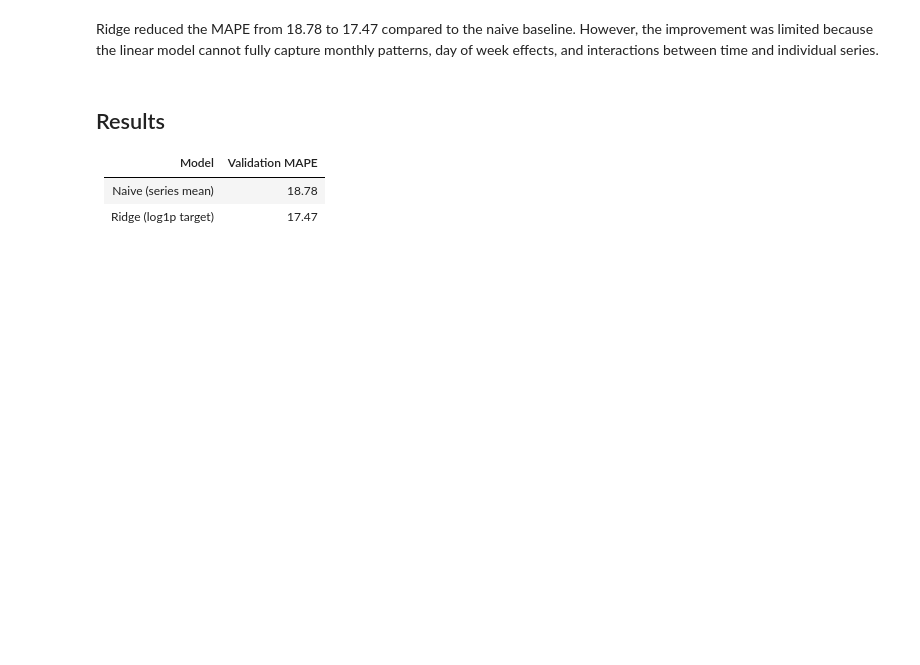
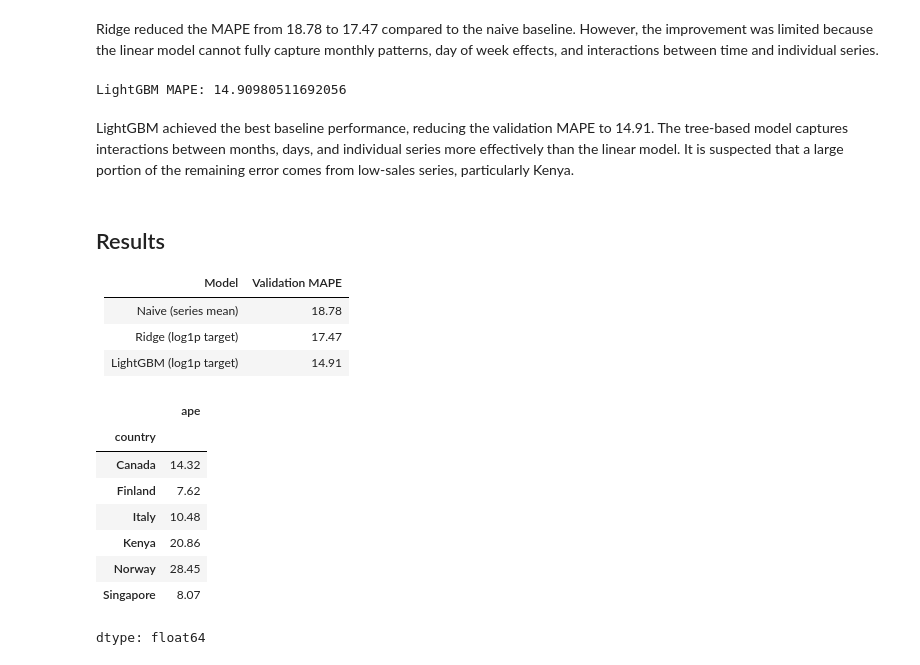
Before and after one commit to ceng313-2026/GROUP53_CENG313, a Jupyter notebook: assignment1_eda_baseline.ipynb, the cells around one changed output. Cells and saved outputs as stored; diff of their text form; code cells hidden in the pictures; blank space fills up the shorter version.

Commit message:
exp: LightGBM with log target, val MAPE 14.91

```diff
--- a/assignment1_eda_baseline.ipynb
+++ b/assignment1_eda_baseline.ipynb
@@ -252,6 +253,16 @@ print('Ridge MAPE:', mape(va['num_sold'], pred_ridge))
 Ridge MAPE: 17.466469842647765
 # %% [markdown]
 Ridge reduced the MAPE from 18.78 to 17.47 compared to the naive baseline. However, the improvement was limited because the linear model cannot fully capture monthly patterns, day of week effects, and interactions between time and individual series.
+# %%
+#baseline 3 result
+from src.models import train_lgbm
+
+pred_lgbm = train_lgbm(tr, va)
+print('LightGBM MAPE:', mape(va['num_sold'], pred_lgbm))
+# %% [output]
+LightGBM MAPE: 14.90980511692056
+# %% [markdown]
+LightGBM achieved the best baseline performance, reducing the validation MAPE to 14.91. The tree-based model captures interactions between months, days, and individual series more effectively than the linear model. It is suspected that a large portion of the remaining error comes from low-sales series, particularly Kenya.
 # %% [markdown]
 ## Results
 
@@ -259,3 +270,20 @@ Ridge reduced the MAPE from 18.78 to 17.47 compared to the naive baseline. Howev
 |-------|-----------------|
 | Naive (series mean) | 18.78 |
 | Ridge (log1p target)  | 17.47 |
+| LightGBM (log1p target) | 14.91 |
+# %%
+#checking if country based low sales are the reason for the error
+va_res = va.copy()
+va_res['pred'] = pred_lgbm
+va_res['ape'] = (va_res['num_sold'] - va_res['pred']).abs() / va_res['num_sold'] * 100
+va_res.groupby('country')['ape'].mean().round(2)
+# %% [output]
+|  | ape |
+| country |  |
+| Canada | 14.32 |
+| Finland | 7.62 |
+| Italy | 10.48 |
+| Kenya | 20.86 |
+| Norway | 28.45 |
+| Singapore | 8.07 |
+dtype: float64
```
Also changed, not shown: parts of 4 cells of this notebook.
